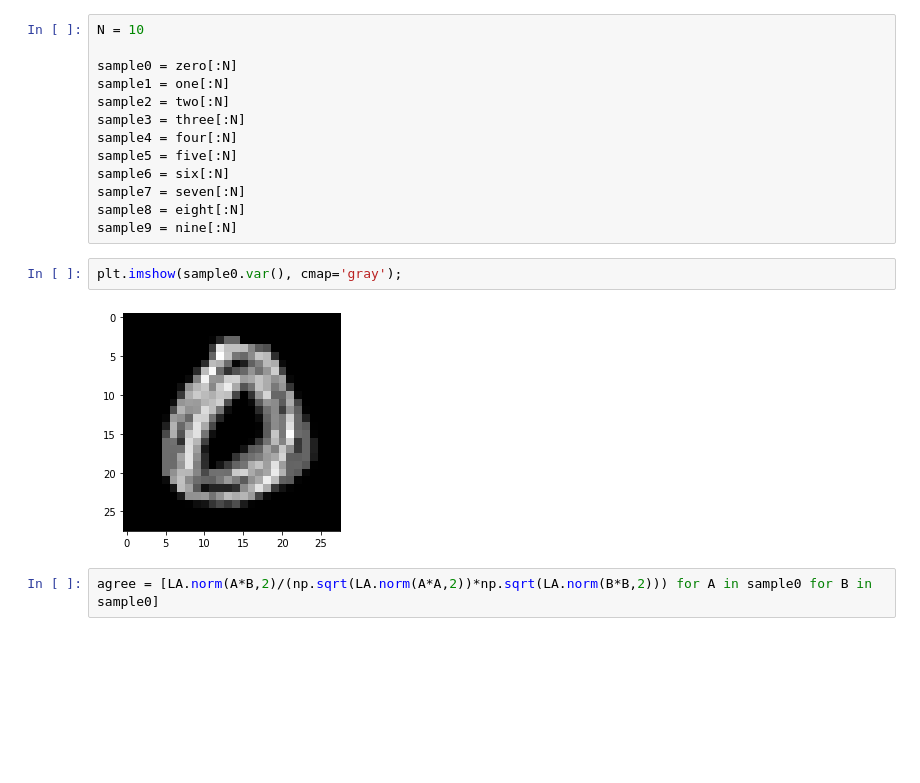
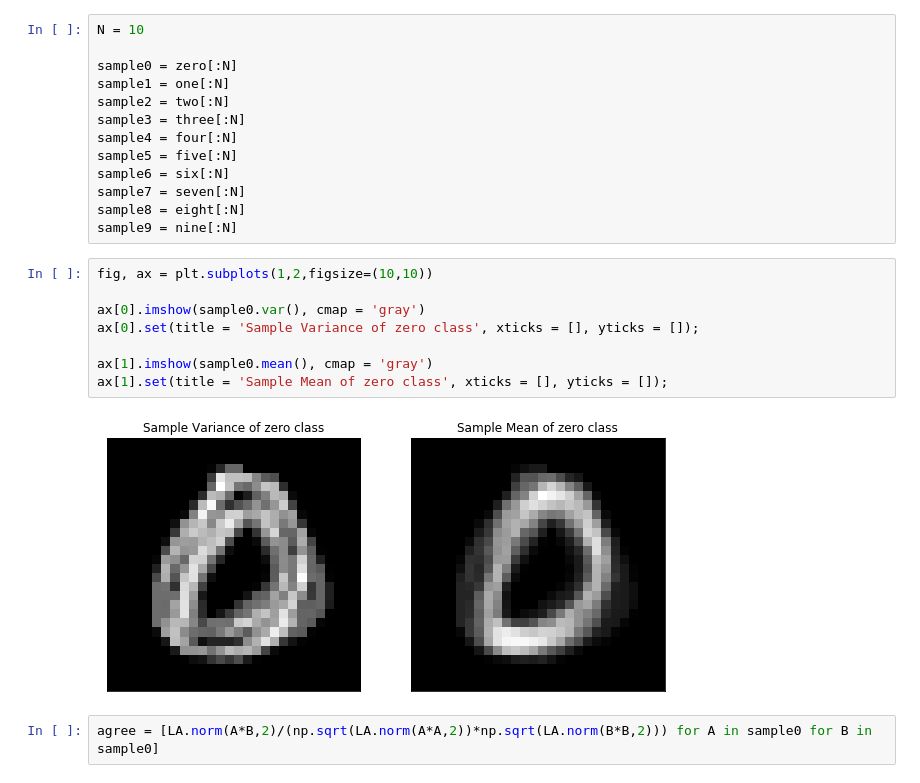
Before and after one commit to uniformlyMatt/PhD-code, a Jupyter notebook: Searching for digit manifolds.ipynb, the cells around one changed output. Drawn from its saved outputs; the diff is of its cells as text; blank space fills up the shorter version.

```diff
--- a/Searching for digit manifolds.ipynb
+++ b/Searching for digit manifolds.ipynb
@@ -179,10 +190,16 @@ sample6 = six[:N]
 sample7 = seven[:N]
 sample8 = eight[:N]
 sample9 = nine[:N]
-# %%
-plt.imshow(sample0.var(), cmap='gray');
-# %% [output]
-[figure, removed]
+# %%
+fig, ax = plt.subplots(1,2,figsize=(10,10))
+
+ax[0].imshow(sample0.var(), cmap = 'gray')
+ax[0].set(title = 'Sample Variance of zero class', xticks = [], yticks = []);
+
+ax[1].imshow(sample0.mean(), cmap = 'gray')
+ax[1].set(title = 'Sample Mean of zero class', xticks = [], yticks = []);
+# %% [output]
+[figure, added]
 # %%
 agree = [LA.norm(A*B,2)/(np.sqrt(LA.norm(A*A,2))*np.sqrt(LA.norm(B*B,2))) for A in sample0 for B in sample0]
 # %%
```
Also changed, not shown: parts of 10 cells of this notebook.
